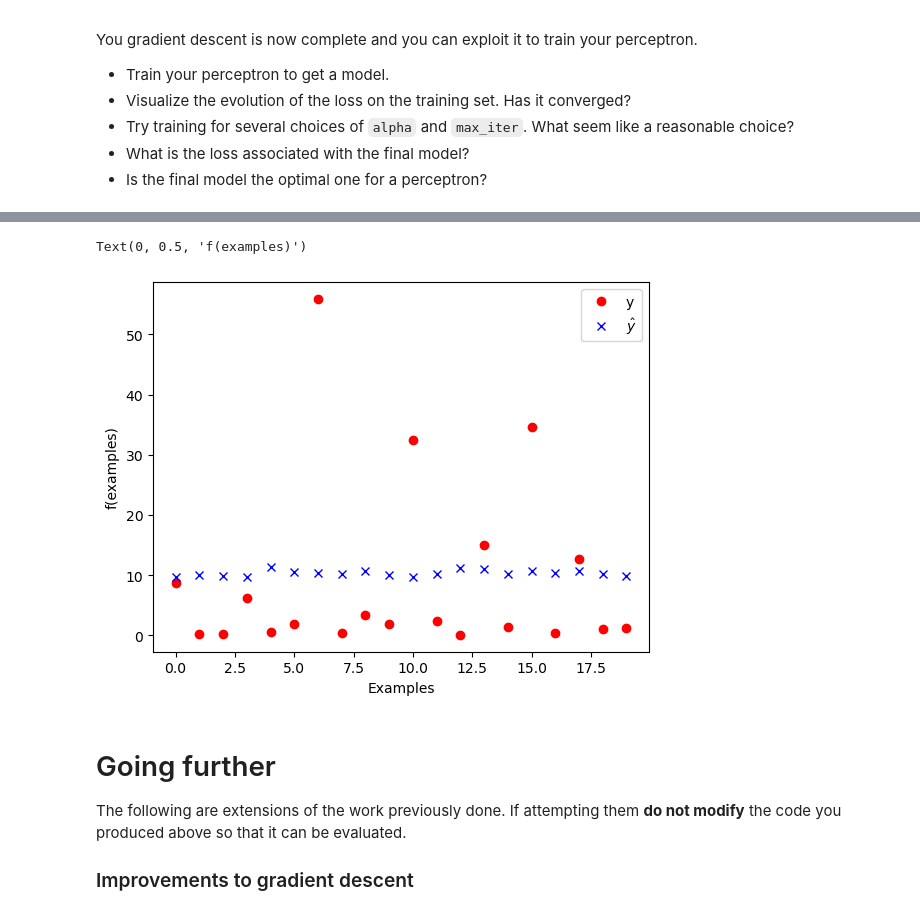
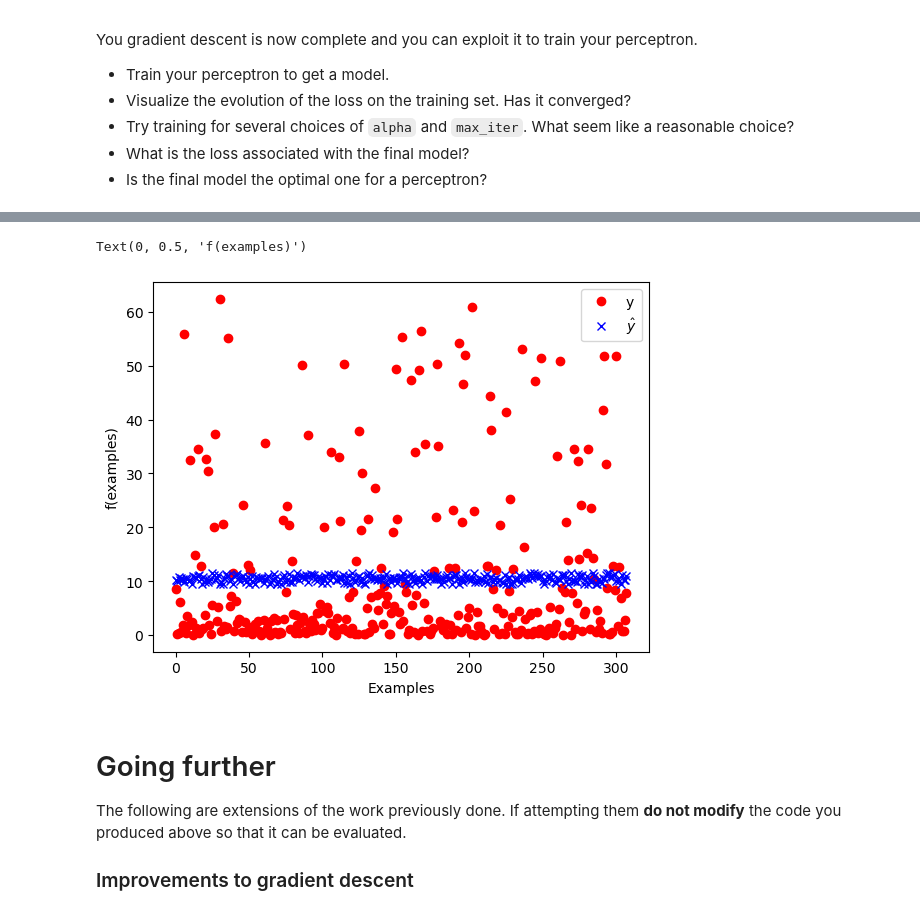
Before and after one commit to posornio/TP_ML, a Jupyter notebook: perceptron.ipynb, the cells around one changed output, grey strips where cells are left out. Drawn from its saved outputs; the diff is of its cells as text; code cells hidden in the pictures.

```diff
--- a/perceptron.ipynb
+++ b/perceptron.ipynb
@@ -112,7 +112,7 @@ $h_w(x) = w_0 + w_1 \times x_1 + \dots + w_n \times x_n$
   - implement the `h` function that evaluate an example based on the vector of weights
   - check if this works on a few examples
 # %%
-w = np.zeros(7) # TODO
+w = np.ones(7) # TODO
 
 def h(w,x):
     ret = w[0]
@@ -193,13 +203,24 @@ You gradient descent is now complete and you can exploit it to train your percep
 - What is the loss associated with the final model?
 - Is the final model the optimal one for a perceptron?
 # %%
+w = np.ones(len(X[0]))
+
 # TODO
 def perceptron(w_init, X, Y, alpha, max_iter,conv):
-    v1=compute_update(w, X, Y, alpha )
+    v1=compute_update(w_init, X, Y, alpha )
     v2 =compute_update(v1, X, Y, alpha )
+    loss=[]
     i=0
-    while((abs(np.linalg.norm(v1)-np.linalg.norm(v2))>conv) & (i < max_iter)):
+    while((abs(emp_loss(v1,X,Y)-emp_loss(v2,X,Y))>conv) & (i < max_iter)):
         i+=1
+        loss.append(emp_loss(v1,X,Y))
         v1=v2
         v2=compute_update(v1, X, Y, alpha )
+    plt.plot(loss)
+    plt.xlabel("Nb d'itérations")
+    plt.ylabel("Loss")
     return v1
+w=perceptron(w,X,Y,10e-6,10e3,10e-5)
+#on remarque que la loss converge vers 230, on a testé plusieurs valeurs de alpha
+# et on a remarqué que la loss converge vers 230, peut importe la valeur de alpha
+# si alpha est trop petit, la loss converge vers 230 plus lentement
@@ -206,16 +229,17 @@ def perceptron(w_init, X, Y, alpha, max_iter,conv):
 # %%
 # Code sample that can be used to visualize the difference between the ground truth and the prediction
+# Code sample that can be used to visualize the difference between the ground truth and the prediction
 
-num_samples_to_plot = 20
+num_samples_to_plot = 1000
 plt.plot(Y[0:num_samples_to_plot], 'ro', label='y')
-yw = [h(perceptron(w,X,Y,10e-7,10e4,10e-4),x) for x in X]
+yw = [h(w,x) for x in X]
 plt.plot(yw[0:num_samples_to_plot], 'bx', label='$\hat{y}$')
 plt.legend()
 plt.xlabel("Examples")
 plt.ylabel("f(examples)")
 # %% [output]
 Text(0, 0.5, 'f(examples)')
-[figure, old version]
+[figure, new version]
 # %% [markdown]
 
 
```
Also changed, not shown: parts of 6 cells of this notebook, 1 other file.
